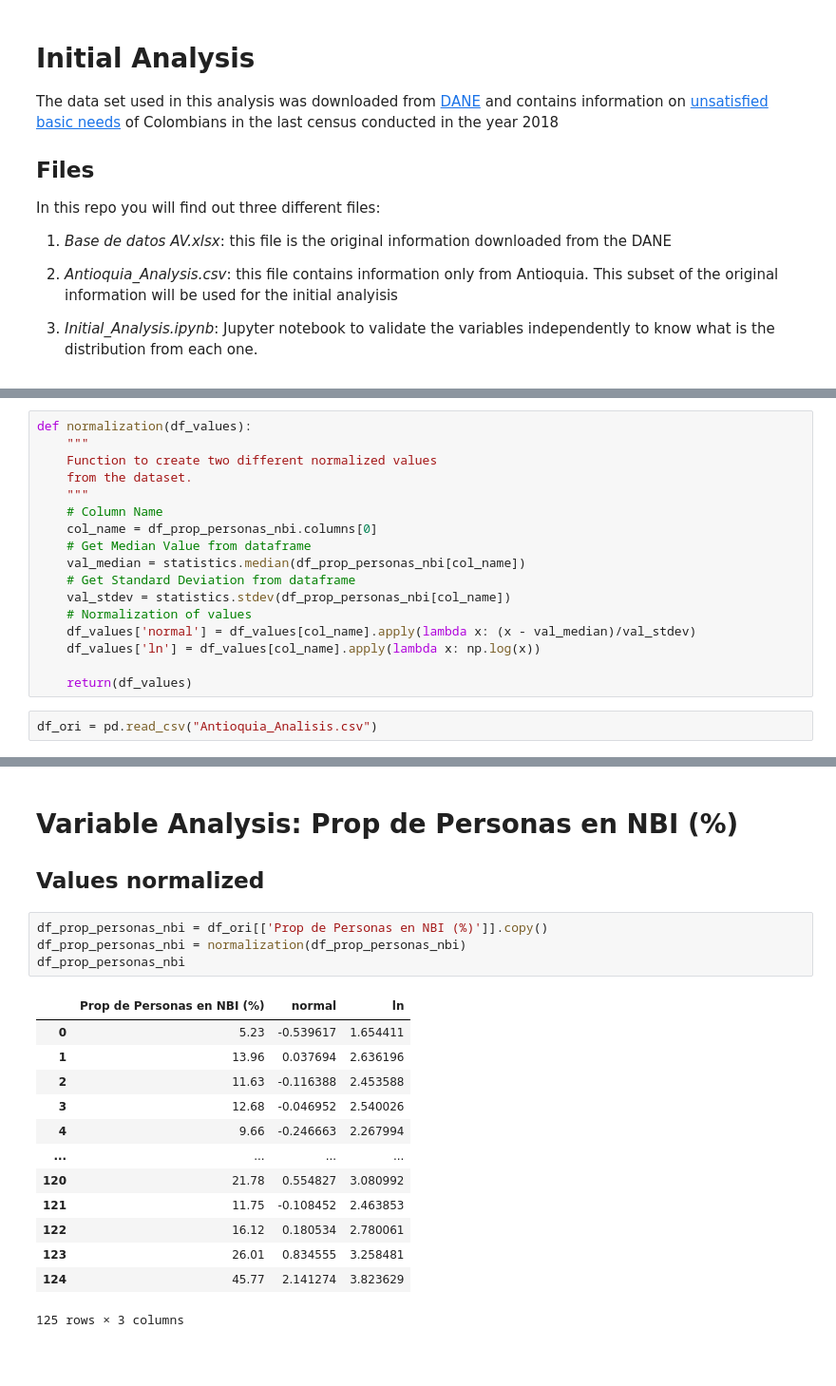
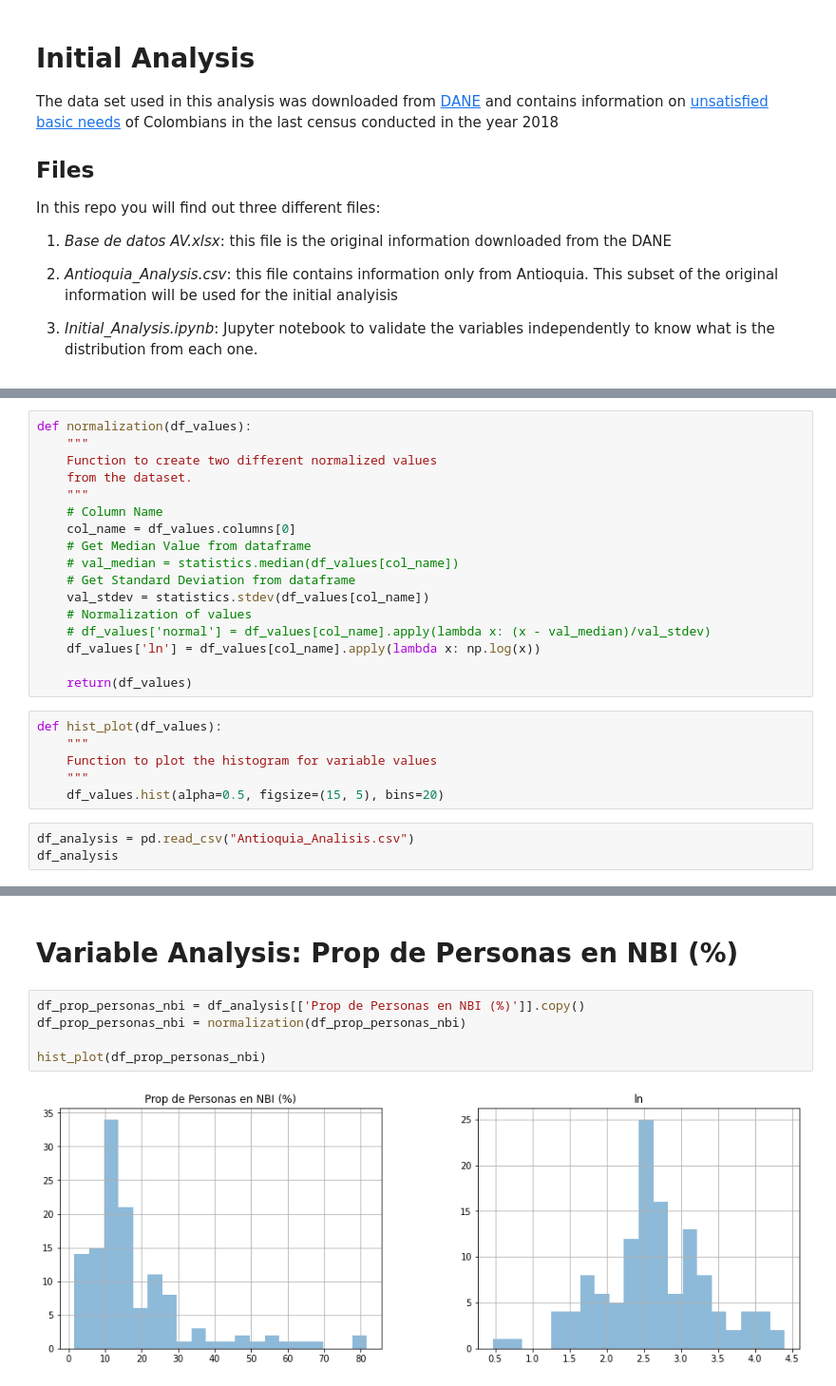
Before and after one commit to hrodriguezgi/multivariate_analysis, a Jupyter notebook: Initial_Analysis.ipynb, the cells around one changed output, grey strips where cells are left out. Shown at 95% size. Cells and saved outputs as stored; diff of their text form; blank space fills up the shorter version.

Commit message:
Analysis of variables

```diff
--- a/Initial_Analysis.ipynb
+++ b/Initial_Analysis.ipynb
@@ -23,15 +26,22 @@ def normalization(df_values):
     from the dataset.
     """
     # Column Name
-    col_name = df_prop_personas_nbi.columns[0]
+    col_name = df_values.columns[0]
     # Get Median Value from dataframe
-    val_median = statistics.median(df_prop_personas_nbi[col_name])
+    # val_median = statistics.median(df_values[col_name])
     # Get Standard Deviation from dataframe
-    val_stdev = statistics.stdev(df_prop_personas_nbi[col_name])
+    val_stdev = statistics.stdev(df_values[col_name])
     # Normalization of values
-    df_values['normal'] = df_values[col_name].apply(lambda x: (x - val_median)/val_stdev)
+    # df_values['normal'] = df_values[col_name].apply(lambda x: (x - val_median)/val_stdev)
     df_values['ln'] = df_values[col_name].apply(lambda x: np.log(x))
 
     return(df_values)
+# %%
+def hist_plot(df_values):
+    """
+    Function to plot the histogram for variable values
+    """
+    df_values.hist(alpha=0.5, figsize=(15, 5), bins=20)
 # %%
-df_ori = pd.read_csv("Antioquia_Analisis.csv")
+df_analysis = pd.read_csv("Antioquia_Analisis.csv")
+df_analysis
@@ -54,22 +62,9 @@ df_ori
 # %% [markdown]
 # Variable Analysis: Prop de Personas en NBI (%)
-
-## Values normalized
 # %%
-df_prop_personas_nbi = df_ori[['Prop de Personas en NBI (%)']].copy()
+df_prop_personas_nbi = df_analysis[['Prop de Personas en NBI (%)']].copy()
 df_prop_personas_nbi = normalization(df_prop_personas_nbi)
-df_prop_personas_nbi
+
+hist_plot(df_prop_personas_nbi)
 # %% [output]
-|  | Prop de Personas en NBI (%) | normal | ln |
-| 0 | 5.23 | -0.539617 | 1.654411 |
-| 1 | 13.96 | 0.037694 | 2.636196 |
-| 2 | 11.63 | -0.116388 | 2.453588 |
-| 3 | 12.68 | -0.046952 | 2.540026 |
-| 4 | 9.66 | -0.246663 | 2.267994 |
-| ... | ... | ... | ... |
-| 120 | 21.78 | 0.554827 | 3.080992 |
-| 121 | 11.75 | -0.108452 | 2.463853 |
-| 122 | 16.12 | 0.180534 | 2.780061 |
-| 123 | 26.01 | 0.834555 | 3.258481 |
-| 124 | 45.77 | 2.141274 | 3.823629 |
-125 rows × 3 columns
+[figure, added]
```
Also changed, not shown: parts of 21 cells of this notebook.
